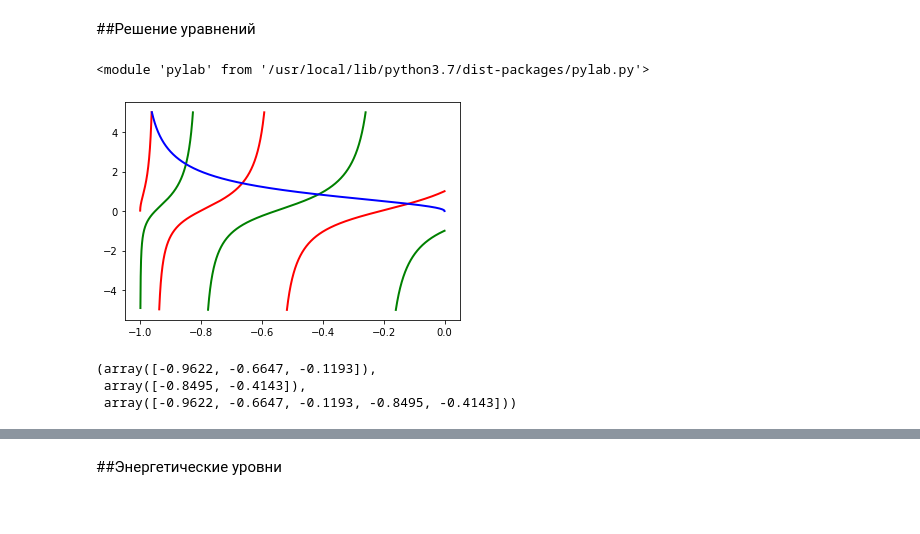
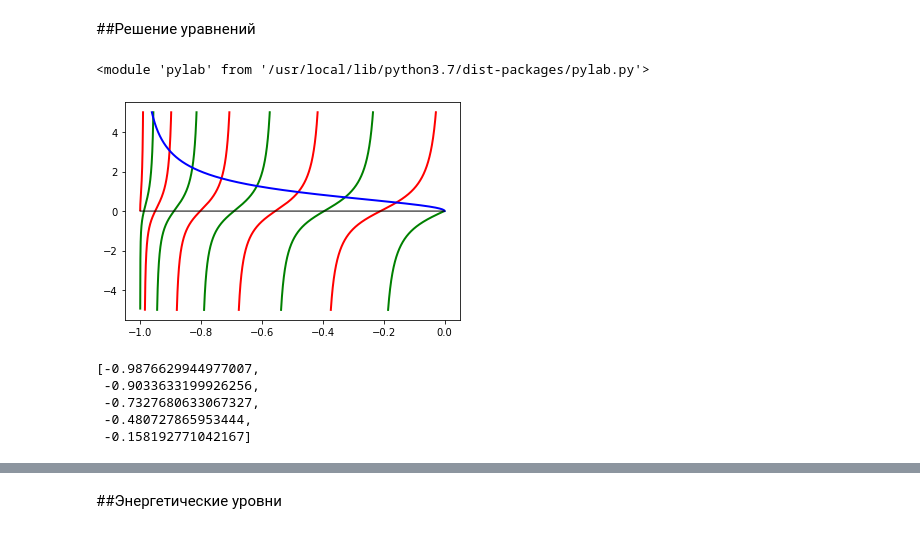
Before and after one commit to AndrewKorn/physics_nsu, a Jupyter notebook: particle_in_finite_pit.ipynb, the cells around one changed output, grey strips where cells are left out. Saved outputs shown, nothing was run; the diff lists cells and outputs as text; code cells hidden in the pictures.

```diff
--- a/particle_in_finite_pit.ipynb
+++ b/particle_in_finite_pit.ipynb
@@ -90,25 +90,40 @@ import pylab as p
 m = 1
 U = 1
 h = 1
-a = 10
+a = 20
 # %%
-x = p.linspace(-U + 0.00001, 0, 10000)
+x = p.linspace(-U + 0.00001, 0, 100000)
 tg = (p.sin(a * (2 * m * (x + U))**(1/2) / (2 * h))) / (p.cos(a * (2 * m * (x + U))**(1/2) / (2 * h)))
 ctg = -(p.cos(a * (2 * m * (x + U))**(1/2) / (2 * h))) / (p.sin(a * (2 * m * (x + U))**(1/2) / (2 * h)))
 right = (abs(x) / (U + x))**(1/2)
+t = right - tg
+ct = right - ctg
+y0 = [0 for i in x]
 
 tol = 5
 tg[tg > tol] = np.nan
 tg[tg < -tol] = np.nan
 ctg[ctg > tol] = np.nan
 ctg[ctg < -tol] = np.nan
 right[right > tol] = np.nan
 right[right < -tol] = np.nan
+t[t > tol] = np.nan
+t[t < -tol] = np.nan
+ct[ct > tol] = np.nan
+ct[ct < -tol] = np.nan
+
+# q = np.linspace(-4, 4, 1000)
+# k = 3
+# b = [(math.pi * h * (1 +2 * k))**2 / (2 * m * a**2) - U for i in q]
+# print((math.pi * h * (1 +2 * k))**2 / (2 * m * a**2) - U)
 
 p.plot(x, tg, 'r-', lw=2)
 p.plot(x, ctg, 'g-', lw=2)
 p.plot(x, right, 'b-', lw=2)
+#p.plot(x, t, 'y-', lw=3)
+#p.plot(x,ct,'r-', lw=3)
+p.plot(x, y0, color='black', lw=1)
 p
 # %% [output]
 <module 'pylab' from '/usr/local/lib/python3.7/dist-packages/pylab.py'>
-[figure, old version]
+[figure, new version]
@@ -142,27 +130,31 @@ def loop(f, L_bound, R_bound, increment):
 # %%
 angle_f = lambda x_: a * (2 * m * (x_ + U))**(1/2) / (2 * h)
-
 tg_func = lambda x: (p.sin( angle_f(x) )) / (p.cos( angle_f(x) ))
 ctg_func = lambda x: -(p.cos( angle_f(x) )) / (p.sin( angle_f(x) ))
-
 right_func = lambda x: (abs(x) / (U + x))**(1/2)
-
-tg_right_inter = lambda x: abs(tg_func(x) - right_func(x))
-ctg_right_inter = lambda x: abs(ctg_func(x) - right_func(x))
-
-find_from = -U + 1e-10
-find_to = 0
-step_val = 1e-3
-
-tg_right_inter_sol = np.array(loop(tg_right_inter, find_from, find_to, step_val))
-ctg_right_inter_sol = np.array(loop(ctg_right_inter, find_from, find_to, step_val))
-
-tg_right_inter_sol = tg_right_inter_sol[np.logical_and(tg_right_inter_sol >= find_from, tg_right_inter_sol <= find_to)]
-ctg_right_inter_sol = ctg_right_inter_sol[np.logical_and(ctg_right_inter_sol >= find_from, ctg_right_inter_sol <= find_to)]
-
-full_solutions = np.concatenate((tg_right_inter_sol, ctg_right_inter_sol))
-tg_right_inter_sol, ctg_right_inter_sol, full_solutions
-# %% [output]
-(array([-0.9622, -0.6647, -0.1193]),
- array([-0.8495, -0.4143]),
- array([-0.9622, -0.6647, -0.1193, -0.8495, -0.4143]))
+# %%
+from scipy import optimize
+
+t = lambda x: right_func(x) - tg_func(x)
+
+sol_t = []
+max_k = 0
+while (math.pi * h * (1 + 2 * max_k))**2 / (2 * m * a**2) - U < 0:
+  max_k += 1
+
+for k in range(-1, max_k - 1):
+  l_bound = (math.pi * h * (1 + 2 * k))**2 / (2 * m * a**2) - U
+  r_bound = (math.pi * h * (1 + 2 * (k + 1)))**2 / (2 * m * a**2) - U
+  if r_bound > 0:
+    r_bound = 0
+  sol = optimize.brentq(t, l_bound + 0.00000000001, r_bound - 0.000000001)
+  if sol < 0:
+    sol_t.append(sol)
+
+sol_t
+# %% [output]
+[-0.9876629944977007,
+ -0.9033633199926256,
+ -0.7327680633067327,
+ -0.480727865953444,
+ -0.158192771042167]
```
Also changed, not shown: parts of 9 cells of this notebook.
